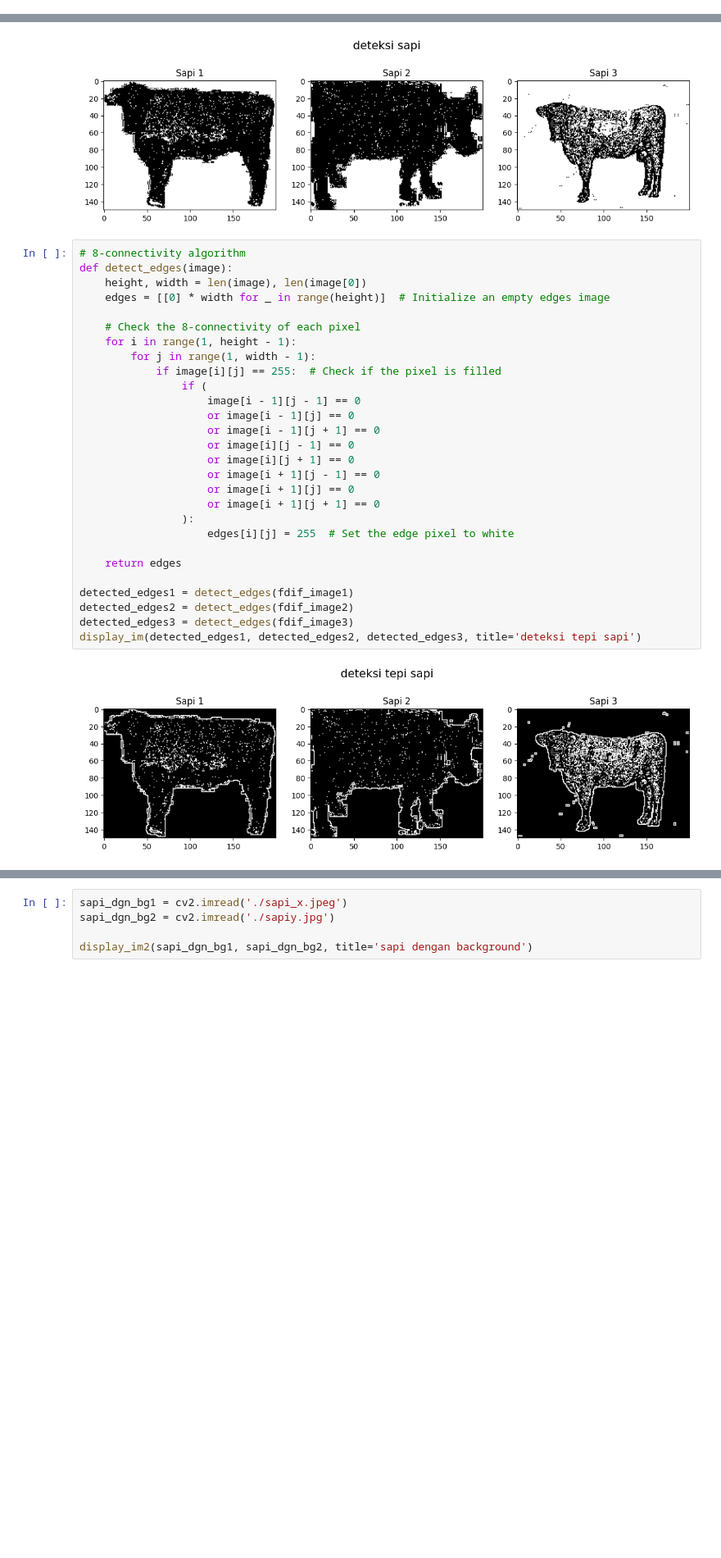
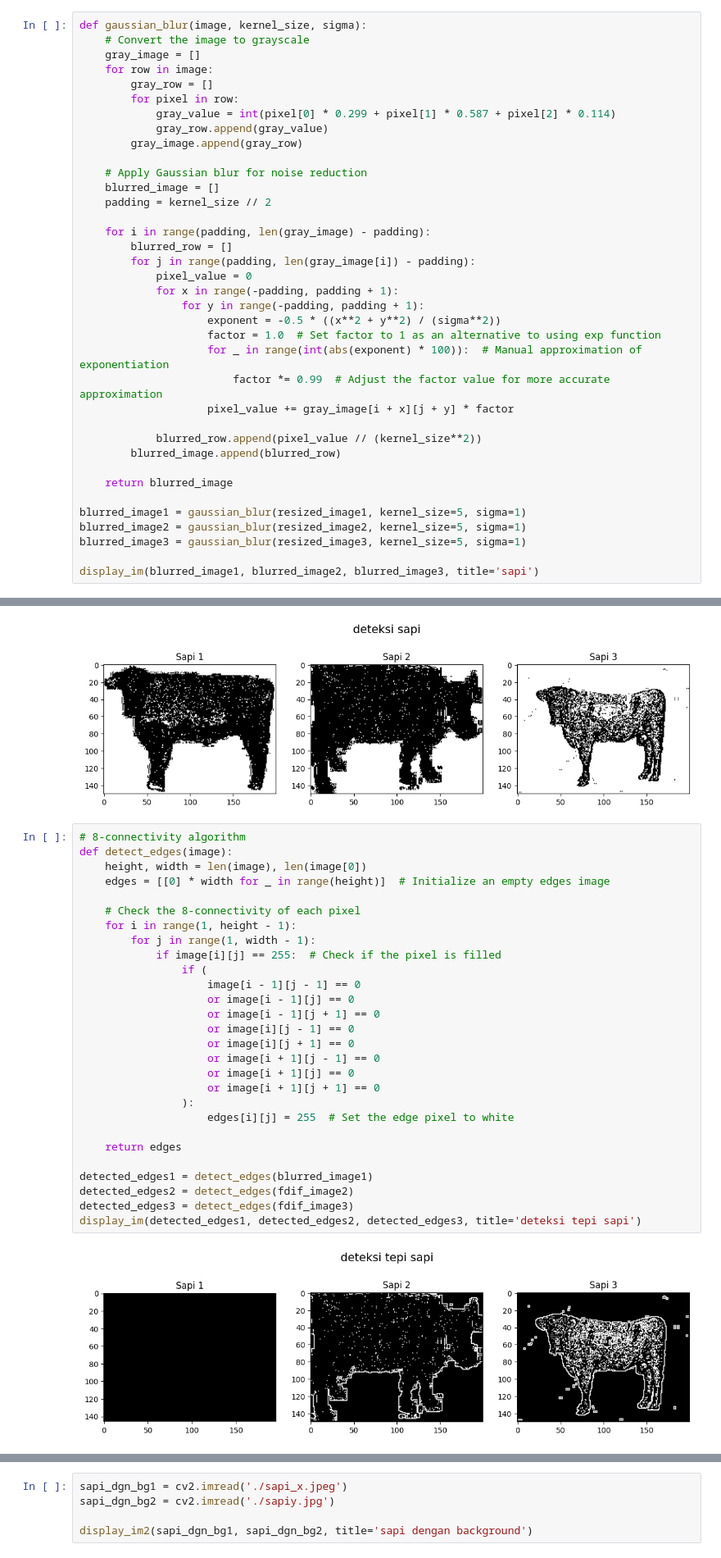
Before and after one commit to naragift/sapixy, a Jupyter notebook: main.ipynb, the cells around one changed output, grey strips where cells are left out. Shown at 82% size. Saved outputs shown, nothing was run; the diff lists cells and outputs as text; blank space fills up the shorter version.

Commit message:
update code image no background

```diff
--- a/main.ipynb
+++ b/main.ipynb
@@ -102,0 +123,37 @@ resized_image3 = resize_image(image3, new_width, new_height)
+# %%
+def gaussian_blur(image, kernel_size, sigma):
+    # Convert the image to grayscale
+    gray_image = []
+    for row in image:
+        gray_row = []
+        for pixel in row:
+            gray_value = int(pixel[0] * 0.299 + pixel[1] * 0.587 + pixel[2] * 0.114)
+            gray_row.append(gray_value)
+        gray_image.append(gray_row)
+
+    # Apply Gaussian blur for noise reduction
+    blurred_image = []
+    padding = kernel_size // 2
+
+    for i in range(padding, len(gray_image) - padding):
+        blurred_row = []
+        for j in range(padding, len(gray_image[i]) - padding):
+            pixel_value = 0
+            for x in range(-padding, padding + 1):
+                for y in range(-padding, padding + 1):
+                    exponent = -0.5 * ((x**2 + y**2) / (sigma**2))
+                    factor = 1.0  # Set factor to 1 as an alternative to using exp function
+                    for _ in range(int(abs(exponent) * 100)):  # Manual approximation of exponentiation
+                        factor *= 0.99  # Adjust the factor value for more accurate approximation
+                    pixel_value += gray_image[i + x][j + y] * factor
+
+            blurred_row.append(pixel_value // (kernel_size**2))
+        blurred_image.append(blurred_row)
+
+    return blurred_image
+
+blurred_image1 = gaussian_blur(resized_image1, kernel_size=5, sigma=1)
+blurred_image2 = gaussian_blur(resized_image2, kernel_size=5, sigma=1)
+blurred_image3 = gaussian_blur(resized_image3, kernel_size=5, sigma=1)
+
+display_im(blurred_image1, blurred_image2, blurred_image3, title='sapi')
@@ -153,33 +212,33 @@ display_im(fdif_image1, fdif_image2, fdif_image3, title='deteksi sapi')
 # %%
 # 8-connectivity algorithm
 def detect_edges(image):
     height, width = len(image), len(image[0])
     edges = [[0] * width for _ in range(height)]  # Initialize an empty edges image
 
     # Check the 8-connectivity of each pixel
     for i in range(1, height - 1):
         for j in range(1, width - 1):
             if image[i][j] == 255:  # Check if the pixel is filled
                 if (
                     image[i - 1][j - 1] == 0
                     or image[i - 1][j] == 0
                     or image[i - 1][j + 1] == 0
                     or image[i][j - 1] == 0
                     or image[i][j + 1] == 0
                     or image[i + 1][j - 1] == 0
                     or image[i + 1][j] == 0
                     or image[i + 1][j + 1] == 0
                 ):
                     edges[i][j] = 255  # Set the edge pixel to white
 
     return edges
 
-detected_edges1 = detect_edges(fdif_image1)
+detected_edges1 = detect_edges(blurred_image1)
 detected_edges2 = detect_edges(fdif_image2)
 detected_edges3 = detect_edges(fdif_image3)
 display_im(detected_edges1, detected_edges2, detected_edges3, title='deteksi tepi sapi')
 # %% [output]
-[figure, old version]
+[figure, new version]
 # %%
 def connected_component_labeling(edges):
     height, width = len(edges), len(edges[0])
```
Also changed, not shown: parts of 2 cells of this notebook.
